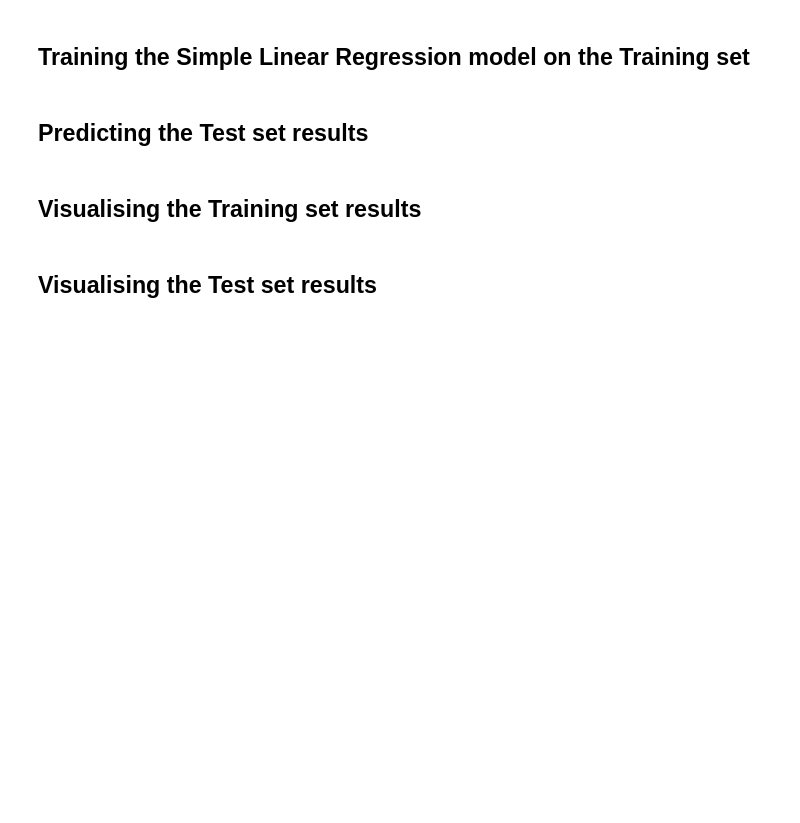
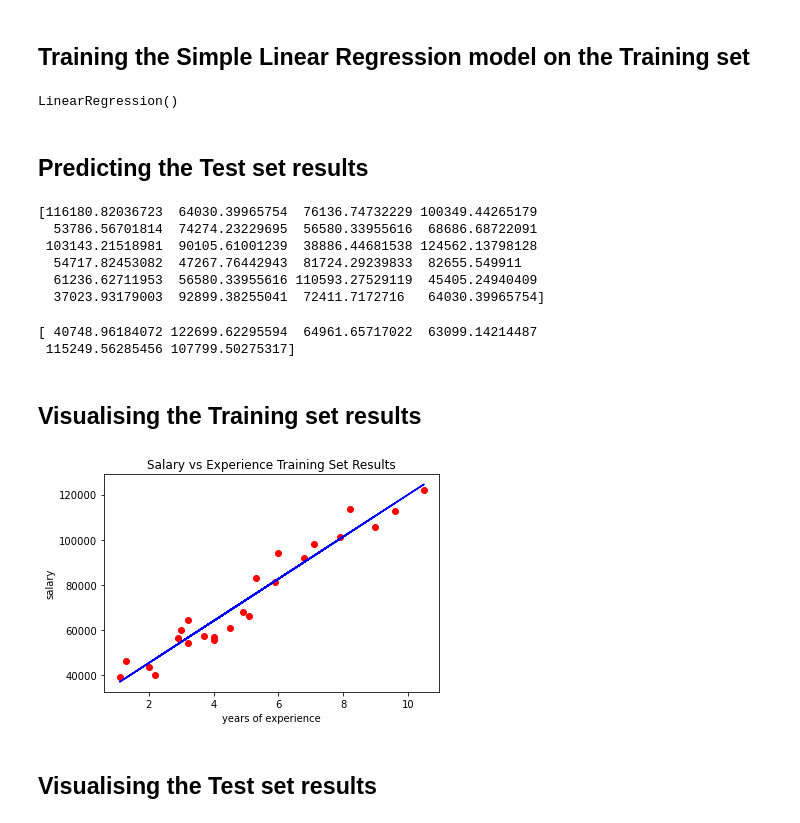
Before and after one commit to therealphatmike/machine-learning-course, a Jupyter notebook: src/regression/simple_linear_regression/simple_linear_regression.ipynb, the cells around one changed output. Cells and saved outputs as stored; diff of their text form; code cells hidden in the pictures; blank space fills up the shorter version.

Commit message:
simple linear regression

```diff
--- a/src/regression/simple_linear_regression/simple_linear_regression.ipynb
+++ b/src/regression/simple_linear_regression/simple_linear_regression.ipynb
@@ -48,9 +49,40 @@ print(feature_test)
  [ 8.7]]
 # %% [markdown]
 ## Training the Simple Linear Regression model on the Training set
+# %%
+regressor = LinearRegression()
+regressor.fit(feature_train, dependent_train)
+# %% [output]
+LinearRegression()
 # %% [markdown]
 ## Predicting the Test set results
+# %%
+train_prediction = regressor.predict(feature_train)
+test_prediction = regressor.predict(feature_test)
+# %%
+print(train_prediction)
+# %% [output]
+[116180.82036723  64030.39965754  76136.74732229 100349.44265179
+  53786.56701814  74274.23229695  56580.33955616  68686.68722091
+ 103143.21518981  90105.61001239  38886.44681538 124562.13798128
+  54717.82453082  47267.76442943  81724.29239833  82655.549911
+  61236.62711953  56580.33955616 110593.27529119  45405.24940409
+  37023.93179003  92899.38255041  72411.7172716   64030.39965754]
+# %%
+print(test_prediction)
+# %% [output]
+[ 40748.96184072 122699.62295594  64961.65717022  63099.14214487
+ 115249.56285456 107799.50275317]
 # %% [markdown]
 ## Visualising the Training set results
+# %%
+plt.scatter(feature_train, dependent_train, color='red')
+plt.plot(feature_train, train_prediction, color='blue')
+plt.title('Salary vs Experience Training Set Results')
+plt.xlabel('years of experience')
+plt.ylabel('salary')
+plt.show()
+# %% [output]
+[figure, added]
 # %% [markdown]
 ## Visualising the Test set results
```
Also changed, not shown: parts of 2 cells of this notebook, 1 other file.
